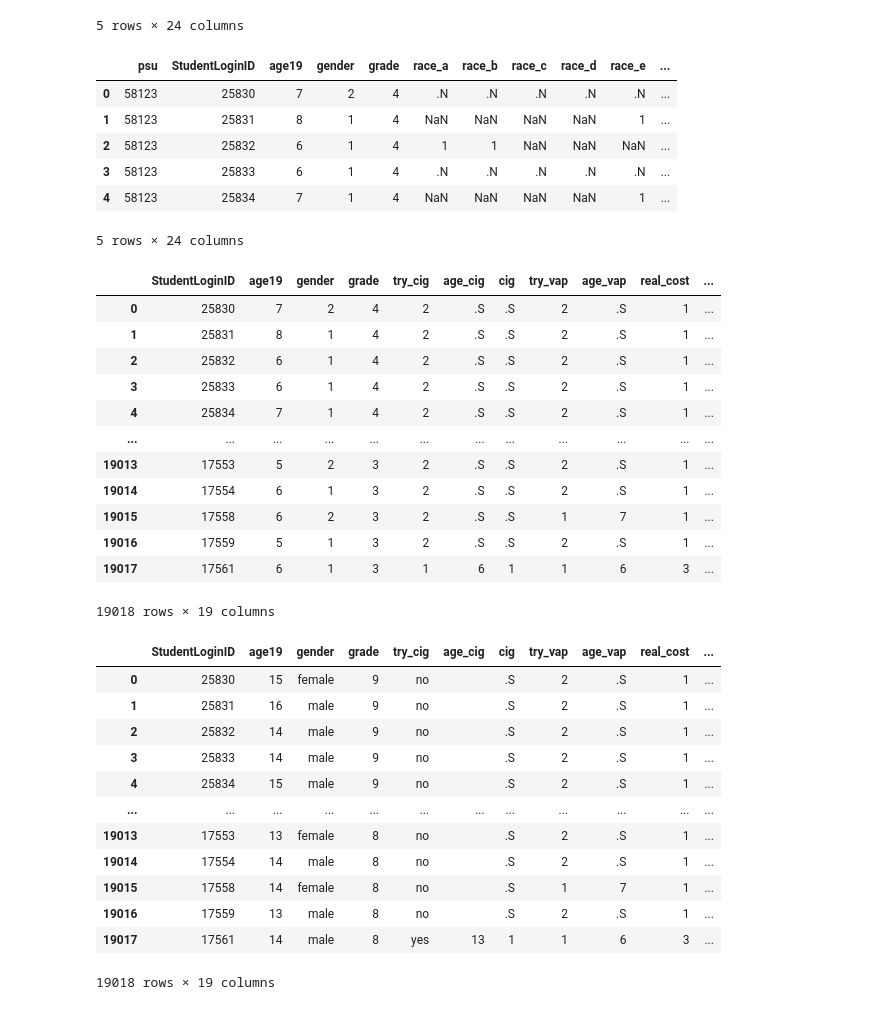
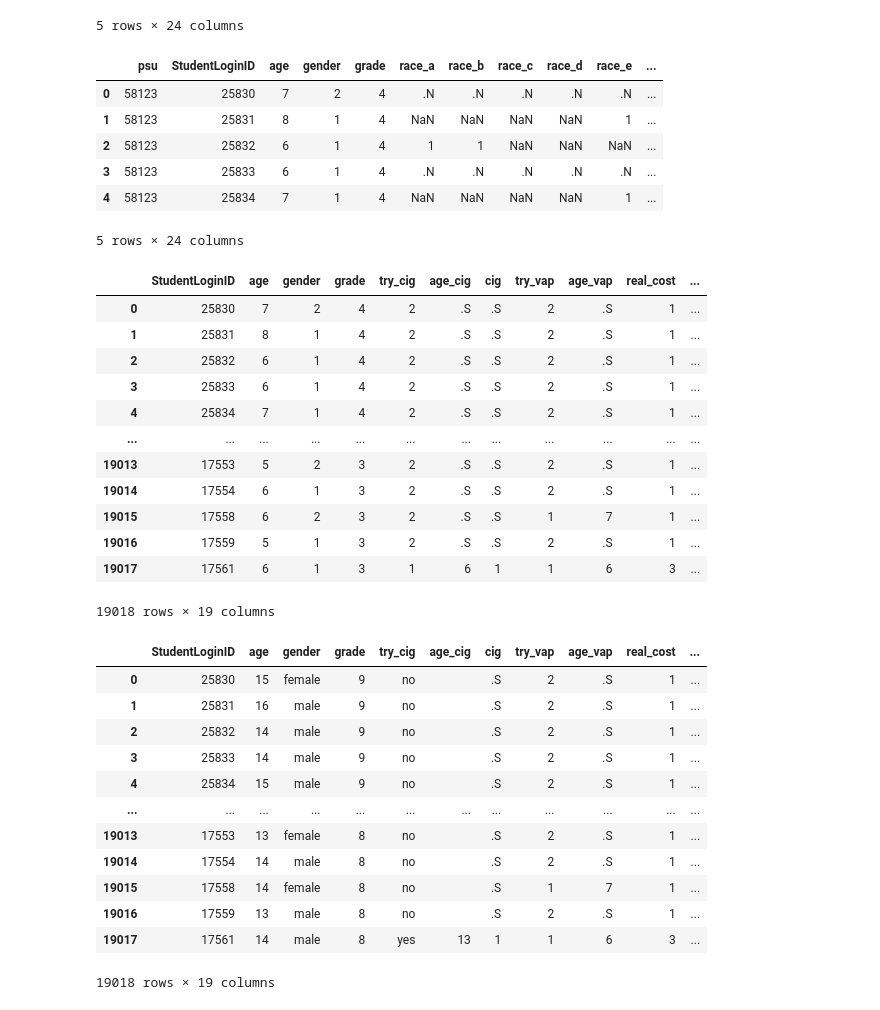
Before and after one commit to AnjanaDelhi/project_1, a Jupyter notebook: vaping.ipynb, the cells around one changed output. Saved outputs shown, nothing was run; the diff lists cells and outputs as text; code cells hidden in the pictures.

```diff
--- a/vaping.ipynb
+++ b/vaping.ipynb
@@ -20,18 +20,18 @@ df2019.head()
 5 rows × 24 columns
 # %%
 # Rename columns so that they are differentiated
-df_2019 = df2019.rename(columns={"Q1": "age19", "Q2": "gender", "Q3": "grade",
+df_2019 = df2019.rename(columns={"Q1": "age", "Q2": "gender", "Q3": "grade",
                                 "Q5A": "race_a", "Q5B": "race_b", "Q5C": "race_c",
                                 "Q5D": "race_d", "Q5E": "race_e", "Q6": "try_cig", "Q7": "age_cig",
                                  "Q8": "cig", "Q34": "try_vap",
                                 "Q35": "age_vap", "Q77": "real_cost",
                                 "Q89": "internetAd_cig", "Q90": "printAd_cig",
                                 "Q91": "storeAd_cig", "Q92": "streamAd_cig",
                                 "Q93": "internetAd_vap", "Q94": "printAd_vap",
                                 "Q95": "storeAd_vap", "Q96": "streamAd_vap"})
 df_2019.head()
 # %% [output]
-|  | psu | StudentLoginID | age19 | gender | grade | race_a | race_b | race_c | race_d | race_e | ... |
+|  | psu | StudentLoginID | age | gender | grade | race_a | race_b | race_c | race_d | race_e | ... |
 | 0 | 58123 | 25830 | 7 | 2 | 4 | .N | .N | .N | .N | .N | ... |
 | 1 | 58123 | 25831 | 8 | 1 | 4 | NaN | NaN | NaN | NaN | 1 | ... |
 | 2 | 58123 | 25832 | 6 | 1 | 4 | 1 | 1 | NaN | NaN | NaN | ... |
@@ -74,7 +74,7 @@ df_2019_recoded = df_2019.drop(['psu','race_a', 'race_b', 'race_c', 'race_d', 'r
 
 df_2019_recoded
 # %% [output]
-|  | StudentLoginID | age19 | gender | grade | try_cig | age_cig | cig | try_vap | age_vap | real_cost | ... |
+|  | StudentLoginID | age | gender | grade | try_cig | age_cig | cig | try_vap | age_vap | real_cost | ... |
 | 0 | 25830 | 7 | 2 | 4 | 2 | .S | .S | 2 | .S | 1 | ... |
 | 1 | 25831 | 8 | 1 | 4 | 2 | .S | .S | 2 | .S | 1 | ... |
 | 2 | 25832 | 6 | 1 | 4 | 2 | .S | .S | 2 | .S | 1 | ... |
@@ -107,8 +107,8 @@ df_2019_recoded['age_cig'] = df_2019_recoded['age_cig'].replace(['1', '2', '3',
 
 # Recoding the age of the student surveyed
 # According to the codebook: 1 is 8 yrs old, 2 is 9 years, 3 is 10 years and so forth. so replacing these values with the correct ages
-df_2019_recoded['age19'] = df_2019_recoded['age19'].replace(['.N'],'')
-df_2019_recoded['age19'] = df_2019_recoded['age19'].replace(['1', '2', '3', '4', '5', '6', '7', '8', '9',
+df_2019_recoded['age'] = df_2019_recoded['age'].replace(['.N'],'')
+df_2019_recoded['age'] = df_2019_recoded['age'].replace(['1', '2', '3', '4', '5', '6', '7', '8', '9',
                                                                 '10', '11'],['9', '10', '11', '12', '13','14',
                                                                                   '15','16', '17','18', '19'])
 #df_2019_recoded
@@ -123,7 +123,7 @@ df_2019_recoded['grade'] = df_2019_recoded['grade'].replace(['.N', '1', '2','3',
                                                             ['', '6', '7', '8', '9','10', '11', '12','Other'])
 df_2019_recoded
 # %% [output]
-|  | StudentLoginID | age19 | gender | grade | try_cig | age_cig | cig | try_vap | age_vap | real_cost | ... |
+|  | StudentLoginID | age | gender | grade | try_cig | age_cig | cig | try_vap | age_vap | real_cost | ... |
 | 0 | 25830 | 15 | female | 9 | no |  | .S | 2 | .S | 1 | ... |
 | 1 | 25831 | 16 | male | 9 | no |  | .S | 2 | .S | 1 | ... |
 | 2 | 25832 | 14 | male | 9 | no |  | .S | 2 | .S | 1 | ... |
```
Also changed, not shown: parts of 6 cells of this notebook.
